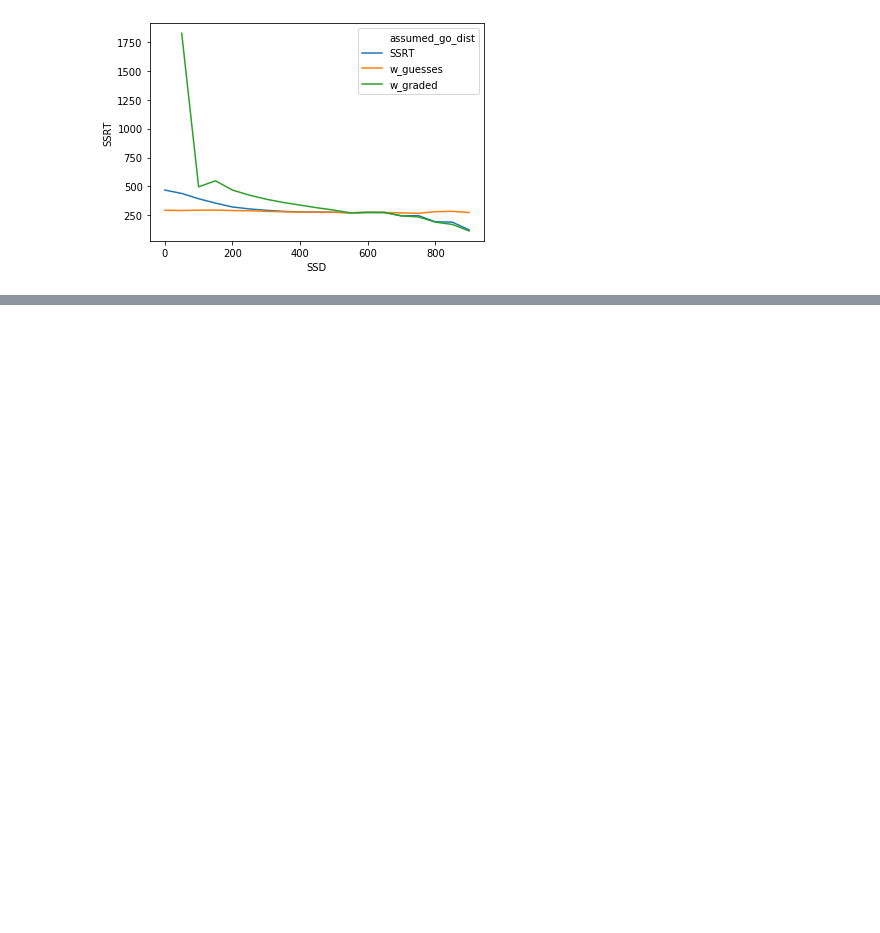
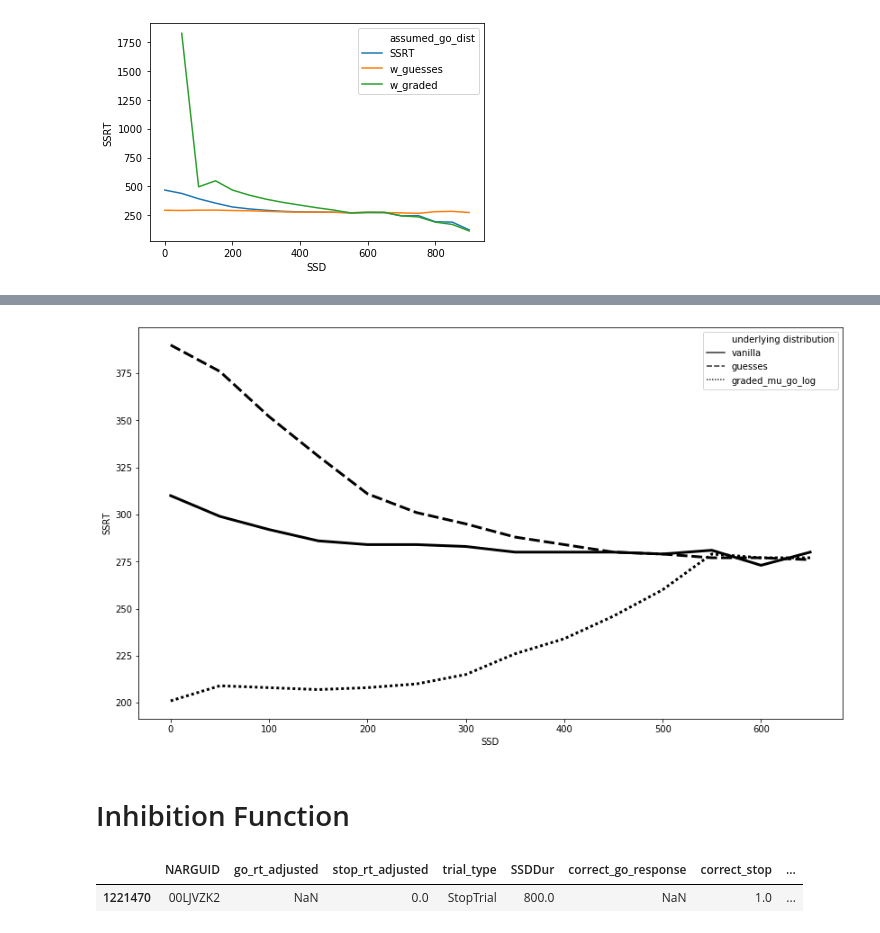
Before and after one commit to henrymj/ABCD_simulations, a Jupyter notebook: visualize_SSRTs_by_SSD.ipynb, the cells around one changed output, grey strips where cells are left out. Saved outputs shown, nothing was run; the diff lists cells and outputs as text; code cells hidden in the pictures; blank space fills up the shorter version.

```diff
--- a/visualize_SSRTs_by_SSD.ipynb
+++ b/visualize_SSRTs_by_SSD.ipynb
@@ -75,0 +94,8 @@ data
+# %%
+fig,ax = plt.subplots(1,1, figsize=(14, 8))
+_ = sns.lineplot(x='SSD', y='SSRT', color='k', style='underlying distribution', data=full_melt[(full_melt['assumed distribution'] == 'standard') & (full_melt['SSD'] <= 650)], linewidth=3)
+plt.savefig('SSRT_by_SSD.pdf')
+# %% [output]
+[figure, added]
+# %% [markdown]
+# Inhibition Function
@@ -75,0 +126,5 @@ data
+# %%
+abcd_data.query("NARGUID=='00LJVZK2' and SSDDur==800")
+# %% [output]
+|  | NARGUID | go_rt_adjusted | stop_rt_adjusted | trial_type | SSDDur | correct_go_response | correct_stop | ... |
+| 1221470 | 00LJVZK2 | NaN | 0.0 | StopTrial | 800.0 | NaN | 1.0 | ... |
```
Also changed, not shown: parts of 11 cells of this notebook, 7 other files.
